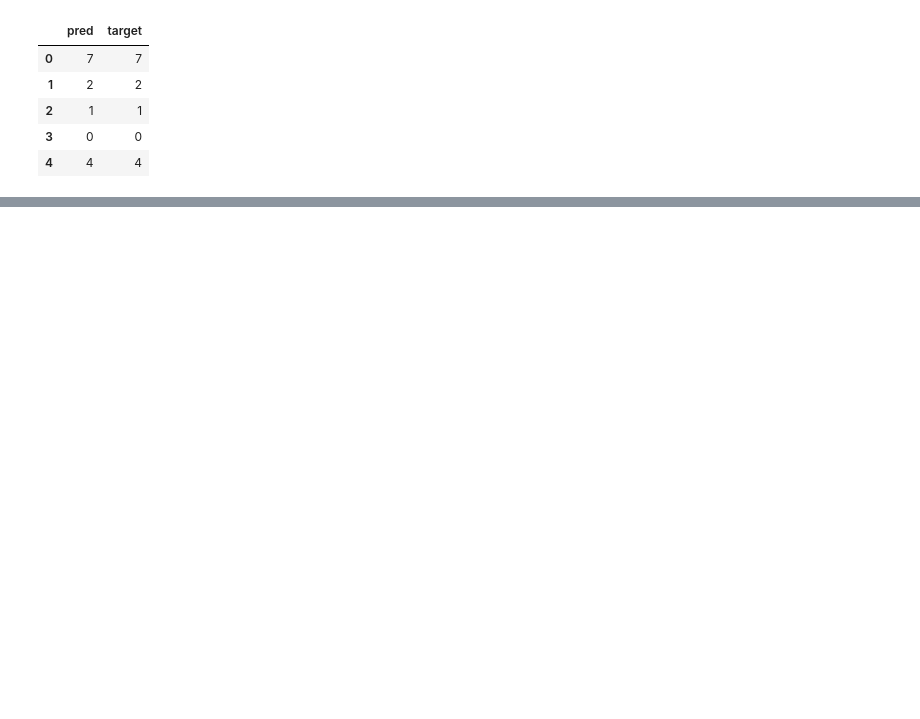
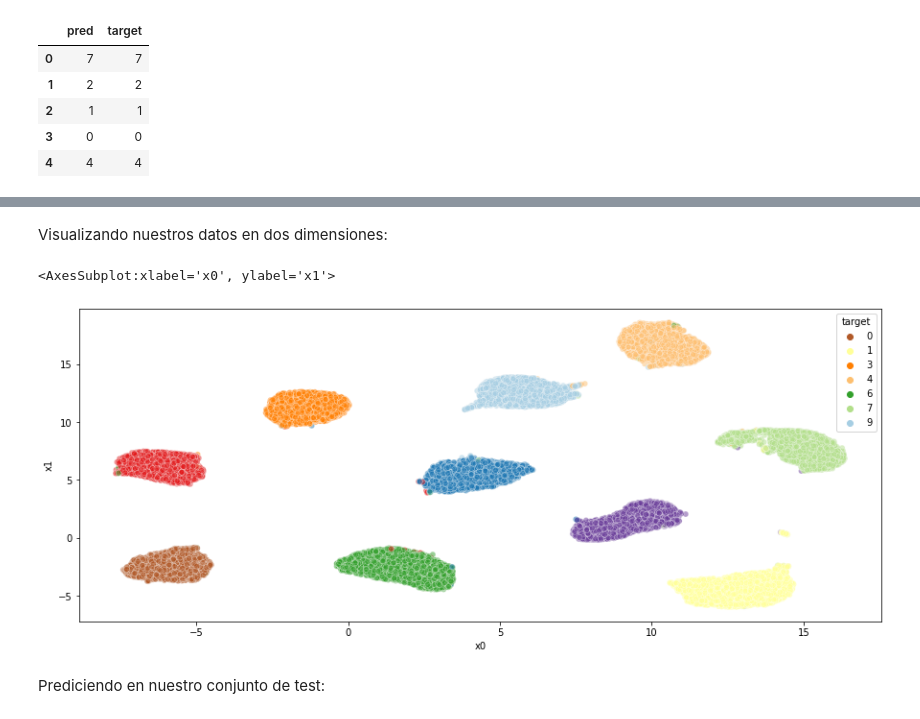
Before and after one commit to Jazielinho/digit_recognition, a Jupyter notebook: digit_recognition.ipynb, the cells around one changed output, grey strips where cells are left out. Drawn from its saved outputs; the diff is of its cells as text; code cells hidden in the pictures; blank space fills up the shorter version.

```diff
--- a/digit_recognition.ipynb
+++ b/digit_recognition.ipynb
@@ -307,0 +393,17 @@ emb_test = emb_model.predict(X_test, verbose=1)
+# %%
+umap_model = umap.UMAP(random_state=42, metric='cosine')
+
+umap_train = umap_model.fit_transform(emb_train)
+# %%
+umap_train_df = pd.DataFrame(umap_train, columns=['x0', 'x1'])
+umap_train_df['target'] = y_train.argmax(axis=1)
+# %% [markdown]
+Visualizando nuestros datos en dos dimensiones:
+# %%
+plt.figure(figsize=(15, 6))
+sns.scatterplot(x="x0", y="x1", alpha=0.5, hue="target", data=umap_train_df, palette='Paired_r')
+# %% [output]
+<AxesSubplot:xlabel='x0', ylabel='x1'>
+[figure, added]
+# %% [markdown]
+Prediciendo en nuestro conjunto de test:
```
Also changed, not shown: parts of 66 cells of this notebook, 11 other files.
